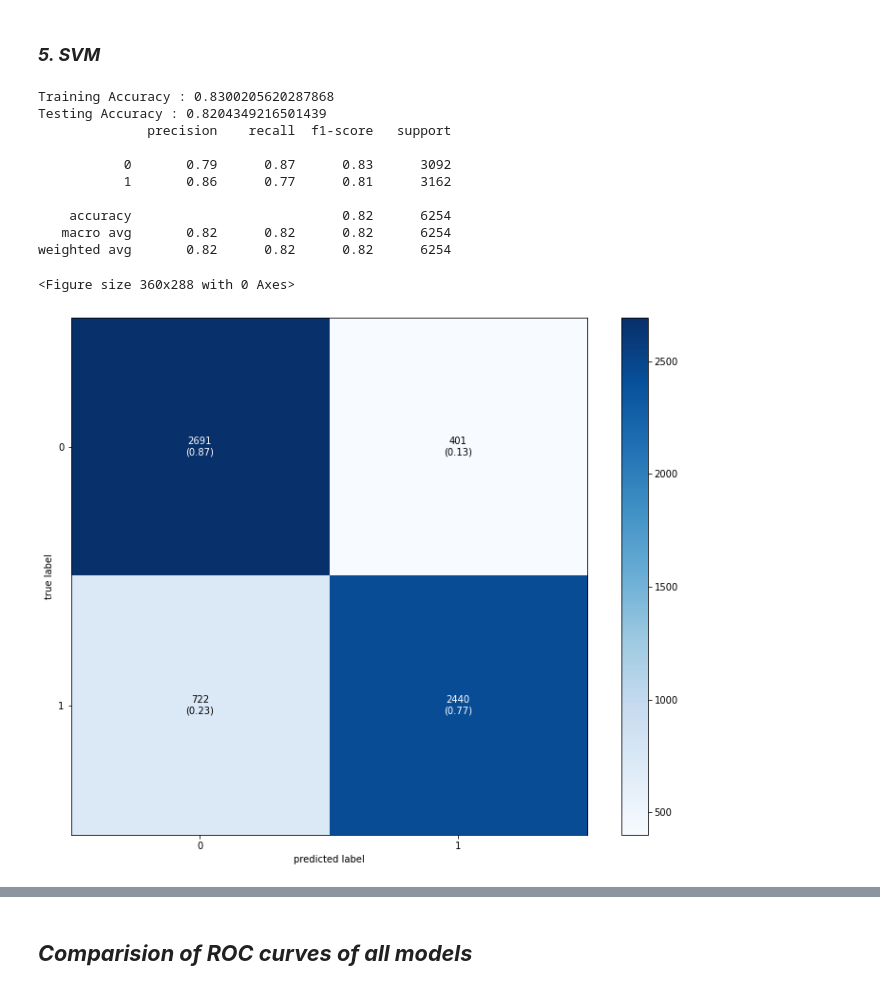
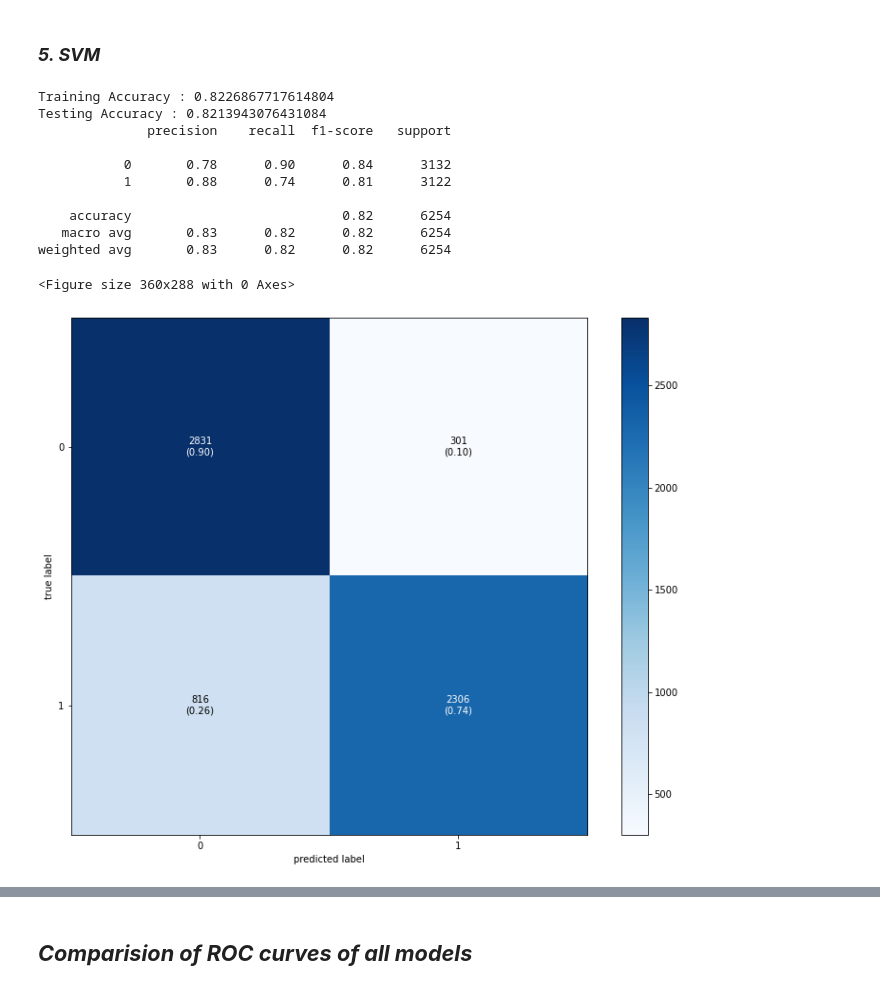
Before and after one commit to dkant000/ML_PROJECT, a Jupyter notebook: [FIN_FIN]_C2077400.ipynb, the cells around one changed output, grey strips where cells are left out. Saved outputs shown, nothing was run; the diff lists cells and outputs as text; code cells hidden in the pictures.

```diff
--- a/[FIN_FIN]_C2077400.ipynb
+++ b/[FIN_FIN]_C2077400.ipynb
@@ -821,34 +821,34 @@ plt.show()
 # %%
 # svclassifier=SVC(kernel='linear') # not so good
 # ker = ['linera','rbf','poly','sigmoid']
-svclassifier=SVC(kernel='rbf',C=2, gamma= 0.0001, probability=True) # good output
+svclassifier=SVC(kernel='linear',C=1, gamma= 0.0001, probability=True) # good output
 # svclassifier=SVC(kernel='poly') # bad
 
 # svclassifier=SVC(kernel='sigmoid') # worse
 svclassifier.fit(x_train,y_train)
 
 y_predict=svclassifier.predict(x_test)
 
 # evaluating the model
 print("Training Accuracy :", svclassifier.score(x_train, y_train))
 print("Testing Accuracy :", svclassifier.score(x_test, y_test))
 
 # eveluate confusion matrix
 print(classification_report(y_test,y_predict))
 
 # confusion matrix
 ConfusionMatrix(y_test,y_predict)
 # %% [output]
-Training Accuracy : 0.8300205620287868
-Testing Accuracy : 0.8204349216501439
+Training Accuracy : 0.8226867717614804
+Testing Accuracy : 0.8213943076431084
               precision    recall  f1-score   support
 
-           0       0.79      0.87      0.83      3092
-           1       0.86      0.77      0.81      3162
+           0       0.78      0.90      0.84      3132
+           1       0.88      0.74      0.81      3122
 
     accuracy                           0.82      6254
-   macro avg       0.82      0.82      0.82      6254
-weighted avg       0.82      0.82      0.82      6254
+   macro avg       0.83      0.82      0.82      6254
+weighted avg       0.83      0.82      0.82      6254
 <Figure size 360x288 with 0 Axes>
-[figure, old version]
+[figure, new version]
 # %%
```
Also changed, not shown: parts of 16 cells of this notebook.
